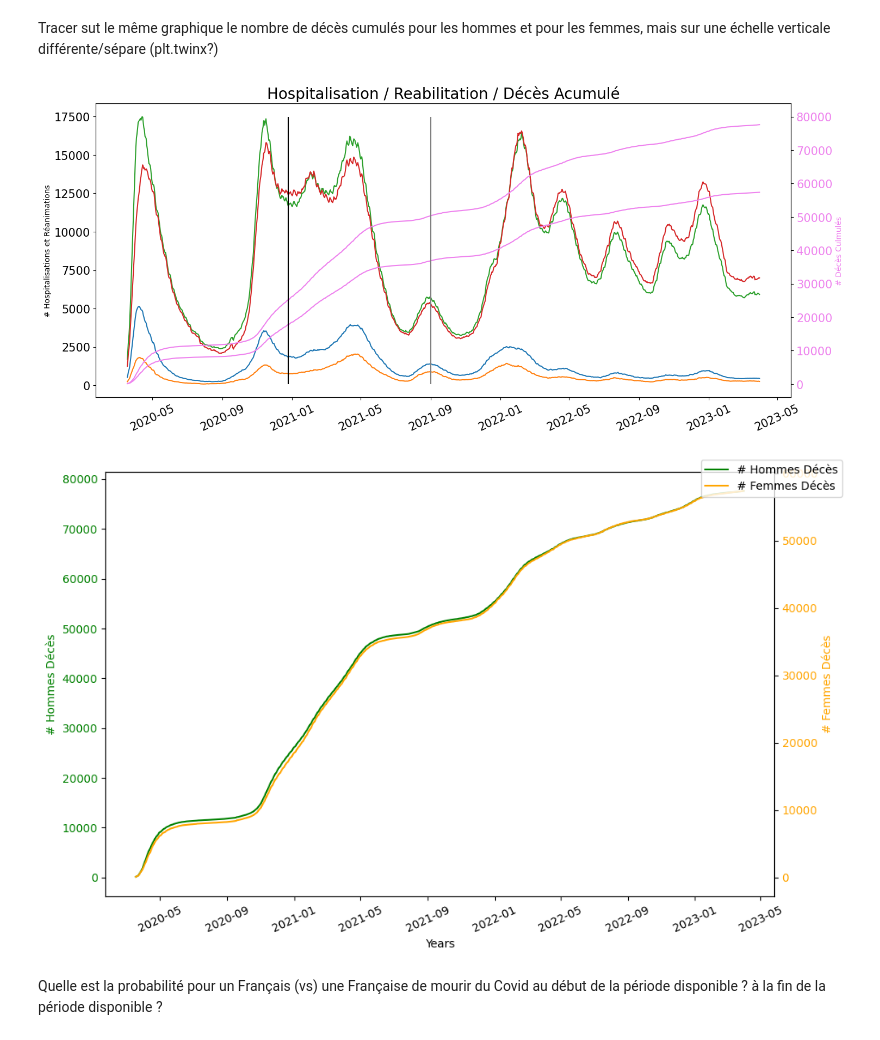
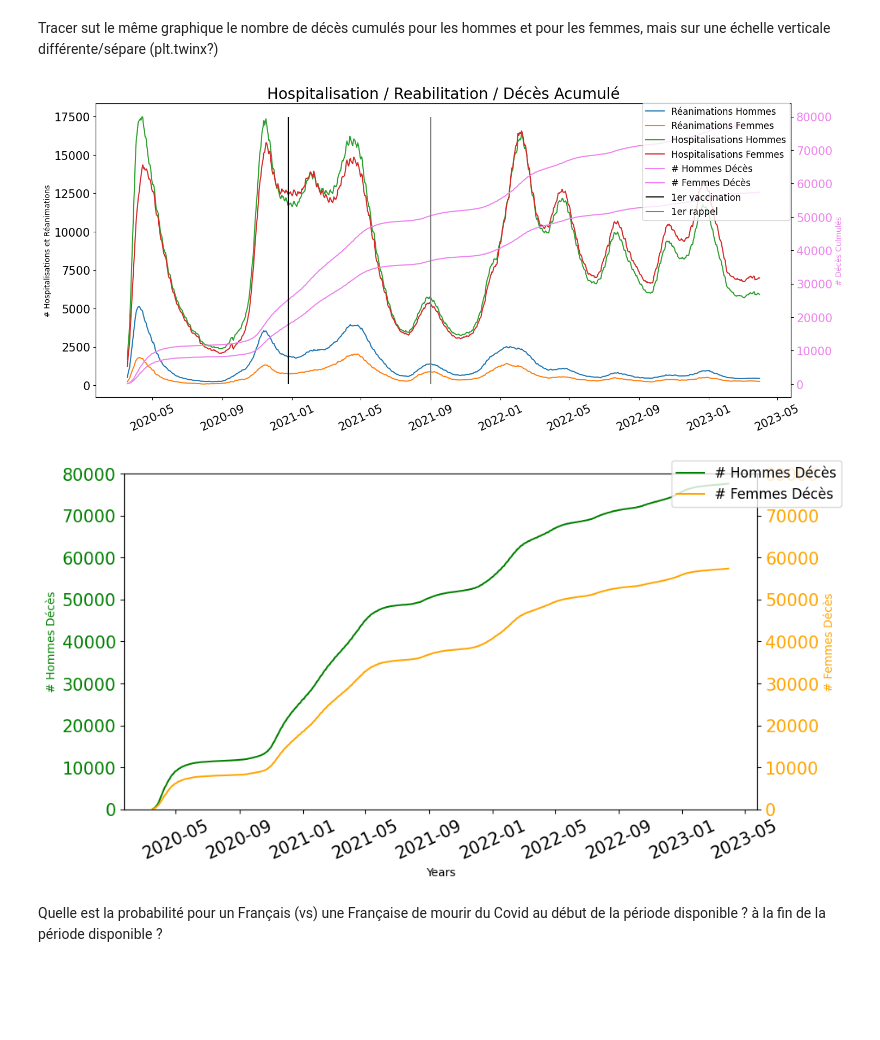
Before and after one commit to JhonatanCaldeira/simplon_datai_2024, a Jupyter notebook: 1/covid_dgsi_mission.ipynb, the cells around one changed output. Drawn from its saved outputs; the diff is of its cells as text; code cells hidden in the pictures; blank space fills up the shorter version.

```diff
--- a/1/covid_dgsi_mission.ipynb
+++ b/1/covid_dgsi_mission.ipynb
@@ -169,6 +168,7 @@ ax.plot(df.loc[2:,['Jour']],df.loc[2:,'rea.2'],label='Réanimations Femmes')
 ax.plot(df.loc[2:,['Jour']],df.loc[2:,'hosp.1'],label='Hospitalisations Hommes')
 ax.plot(df.loc[2:,['Jour']],df.loc[2:,'hosp.2'],label='Hospitalisations Femmes')
 ax.set_ylabel('# Hospitalisations et Réanimations')
+ax.tick_params(axis='x', labelrotation=25)
 
 ax2 = ax.twinx() # Criar um novo Eixo Y
 
@@ -182,9 +182,7 @@ plt.vlines(df['Jour'][284],0, 80000, colors='black', label = '1er vaccination')
 plt.vlines(df['Jour'][534],0, 80000, colors='grey', label = '1er rappel')
 
 fig.tight_layout()
-# fig.legend(bbox_to_anchor=(0.1,1))
-fig.legend()
-ax.tick_params(axis='x', labelrotation=25)
+fig.legend(bbox_to_anchor=(0.93,0.99))
 
 plt.rc('axes', titlesize=20)        # Controls Axes Title
 plt.rc('axes', labelsize=10)        # Controls Axes Labels
@@ -195,29 +193,32 @@ plt.rc('figure', titlesize=10)      # Controls Figure Title
 plt.title('Hospitalisation / Reabilitation / Décès Acumulé')
 plt.show()
 # %% [output]
-[figure, old version]
+[figure, new version]
 # %%
-fig, ax = plt.subplots(figsize=(10,6)) # Criar um subplot
+fig, ax = plt.subplots(figsize=(10,5)) # Criar um subplot
 
 color = 'green'
 ax.set_xlabel("Years")
 ax.set_ylabel("# Hommes Décès",color=color)
+ax.set_ylim(0,80000)
 ax.plot(df.loc[2:,['Jour']],df.loc[2:,'dc.1'],label='# Hommes Décès',color=color)
 ax.tick_params(axis='y', labelcolor=color)
+ax.tick_params(axis='x', labelrotation=25)
+
 ax2 = ax.twinx() # Criar um novo Eixo Y
 
 color = 'orange'
 ax2.set_xlabel("Years")
 ax2.set_ylabel("# Femmes Décès",color=color)
+ax2.set_ylim(0,80000)
 ax2.plot(df.loc[2:,['Jour']],df.loc[2:,'dc.2'],label='# Femmes Décès',color=color)
 ax2.tick_params(axis='y', labelcolor=color)
 
 fig.tight_layout()
-ax.tick_params(axis='x', labelrotation=25)
 fig.legend()
 plt.show()
 # %% [output]
-[figure, old version]
+[figure, new version]
 # %% [markdown]
 Quelle est la probabilité pour un Français (vs) une Française de mourir du Covid au début de la période disponible ? à la fin de la période disponible ?
 # %%
```
Also changed, not shown: parts of 3 cells of this notebook.
